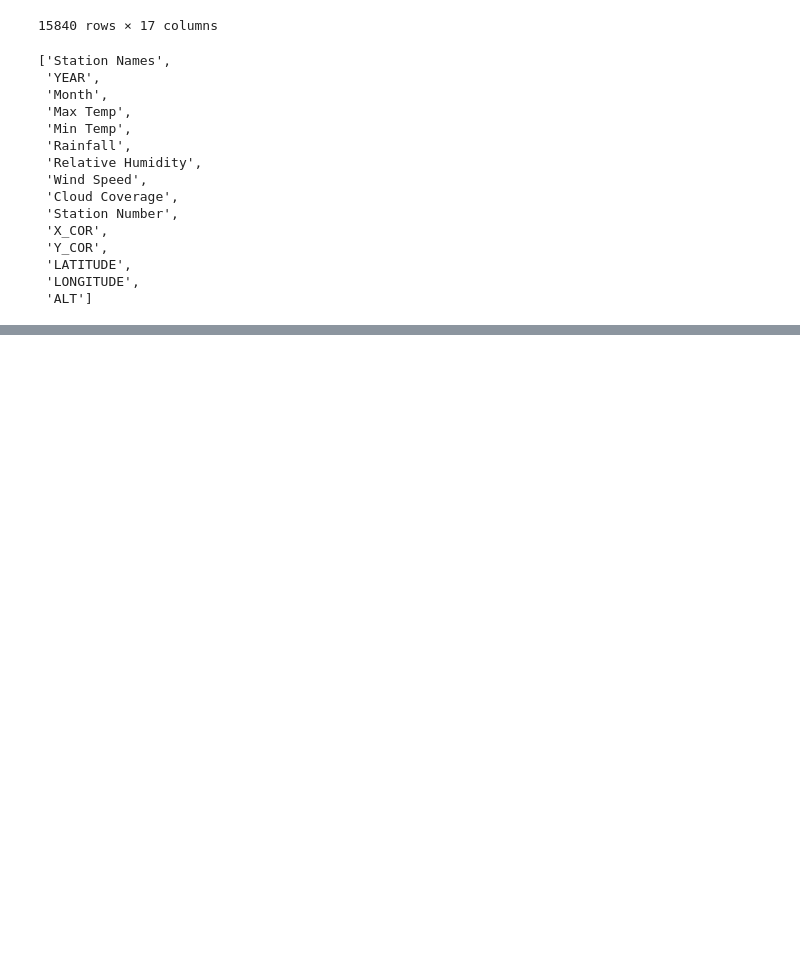
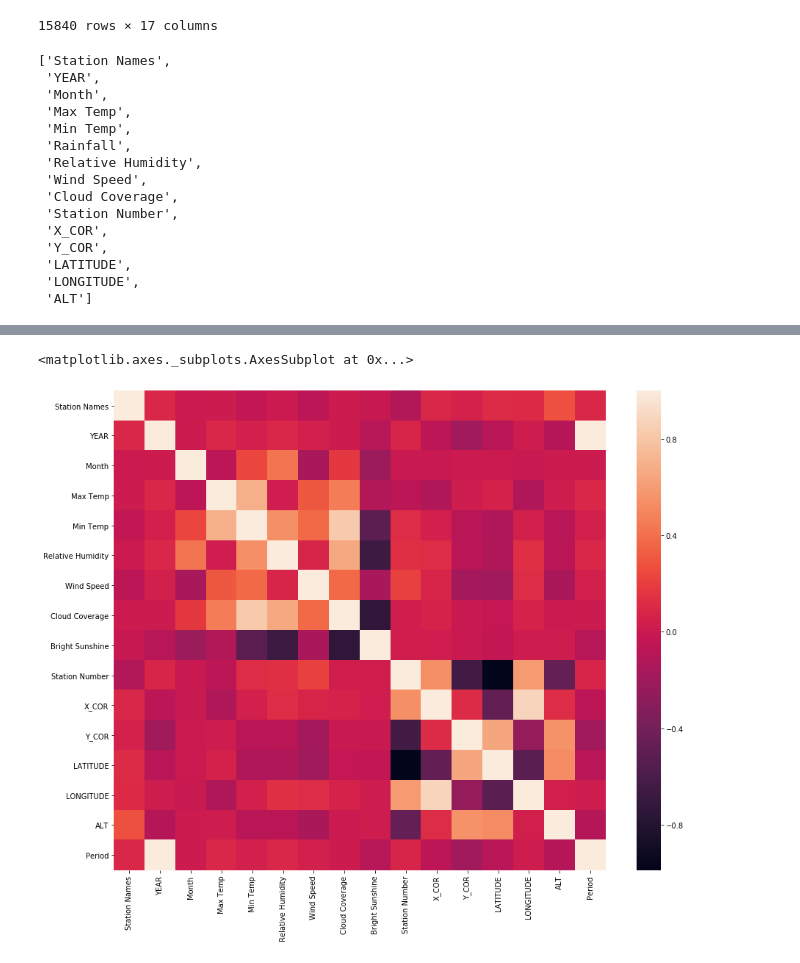
Before and after one commit to LIMON100/Rainfall-in-Bangladesh, a Jupyter notebook: Rainfall.ipynb, the cells around one changed output, grey strips where cells are left out. Cells and saved outputs as stored; diff of their text form; code cells hidden in the pictures; blank space fills up the shorter version.

```diff
--- a/Rainfall.ipynb
+++ b/Rainfall.ipynb
@@ -183,0 +201,6 @@ y_test = df_test.pop('Rainfall')
+# %%
+lm = LinearRegression()
+lm.fit(x_train, y_train)
+
+rfe = RFE(lm, n_features_to_select=9)
+rfe = rfe.fit(x_train, y_train)
@@ -183,0 +223,10 @@ y_test = df_test.pop('Rainfall')
+# %%
+folds = KFold(n_splits = 5, shuffle = True, random_state = 100)
+hyper_params = [{'n_features_to_select': list(range(1 , 12))}]
+# %%
+lm = LinearRegression()
+lm.fit(x_train, y_train)
+
+model_cv = GridSearchCV(estimator = lm , param_grid = hyper_params, scoring= 'r2', cv = folds, return_train_score=True , n_jobs = -1)
+
+model_cv.fit(x_train, y_train)
@@ -183,0 +278,6 @@ y_test = df_test.pop('Rainfall')
+# %%
+plt.figure(figsize = (15 , 12))
+sns.heatmap(x_train.corr())
+# %% [output]
+<matplotlib.axes._subplots.AxesSubplot at 0x...>
+[figure, added]
```
Also changed, not shown: parts of 16 cells of this notebook.
